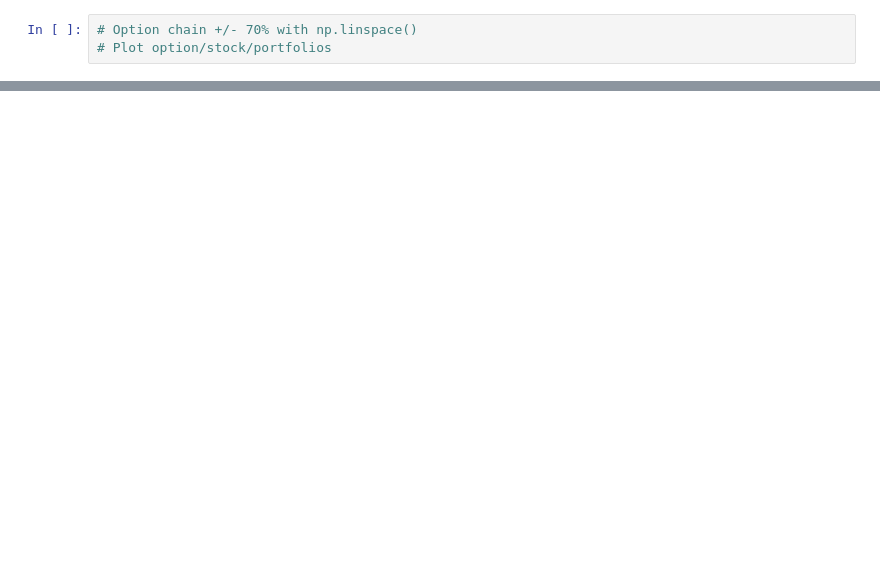
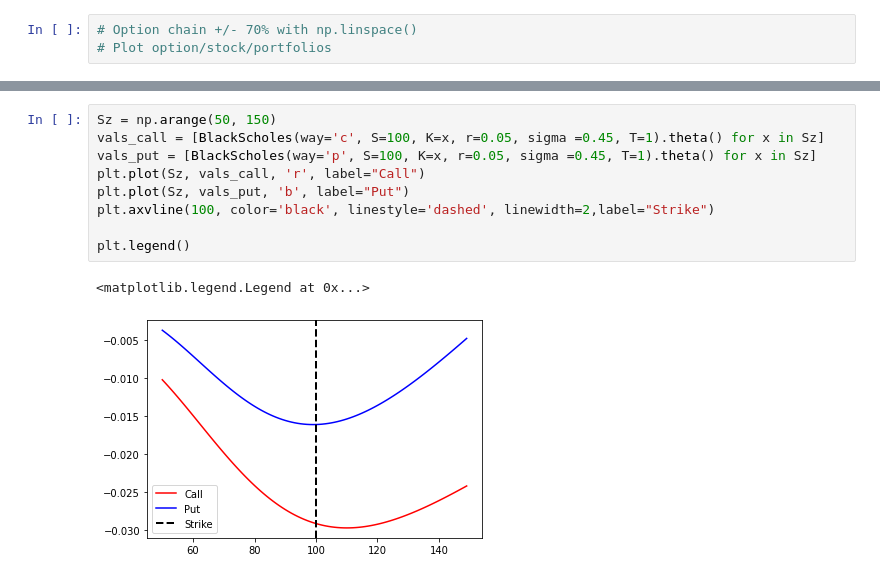
Before and after one commit to paulbqnt/hiram, a Jupyter notebook: hiram_analysis.ipynb, the cells around one changed output, grey strips where cells are left out. Cells and saved outputs as stored; diff of their text form; blank space fills up the shorter version.

```diff
--- a/hiram_analysis.ipynb
+++ b/hiram_analysis.ipynb
@@ -34,0 +93,12 @@ Overall theta of the option book: $ -19.37 M
+# %%
+Sz = np.arange(50, 150)
+vals_call = [BlackScholes(way='c', S=100, K=x, r=0.05, sigma =0.45, T=1).theta() for x in Sz]
+vals_put = [BlackScholes(way='p', S=100, K=x, r=0.05, sigma =0.45, T=1).theta() for x in Sz]
+plt.plot(Sz, vals_call, 'r', label="Call")
+plt.plot(Sz, vals_put, 'b', label="Put")
+plt.axvline(100, color='black', linestyle='dashed', linewidth=2,label="Strike")
+
+plt.legend()
+# %% [output]
+<matplotlib.legend.Legend at 0x...>
+[figure, added]
```
Also changed, not shown: parts of 12 cells of this notebook, 3 other files.
